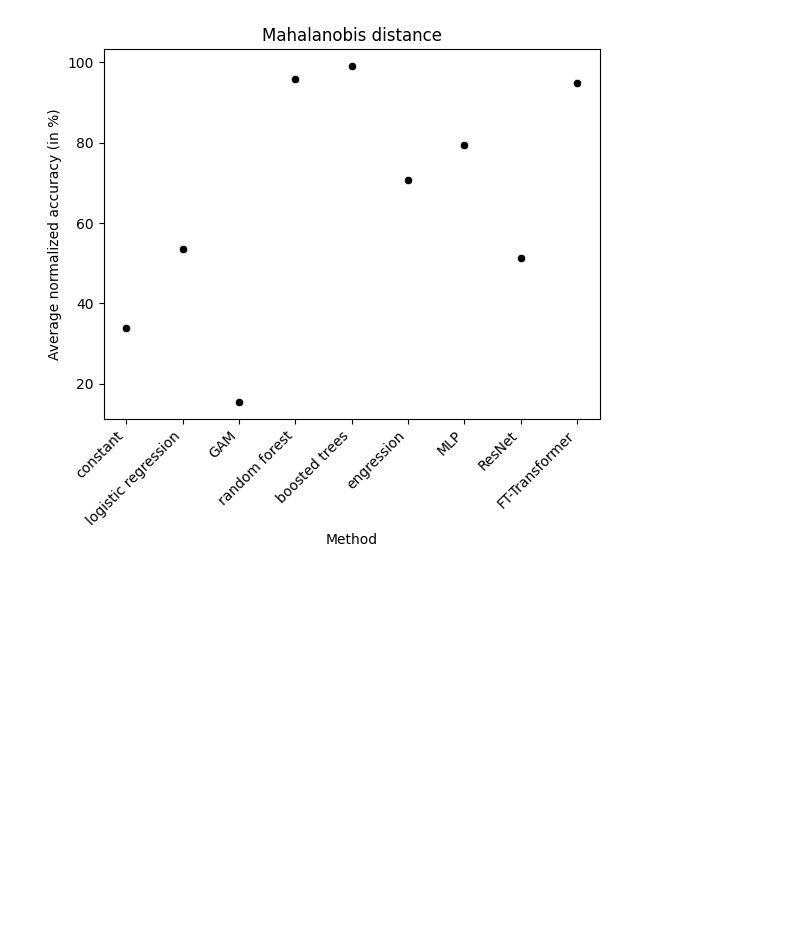
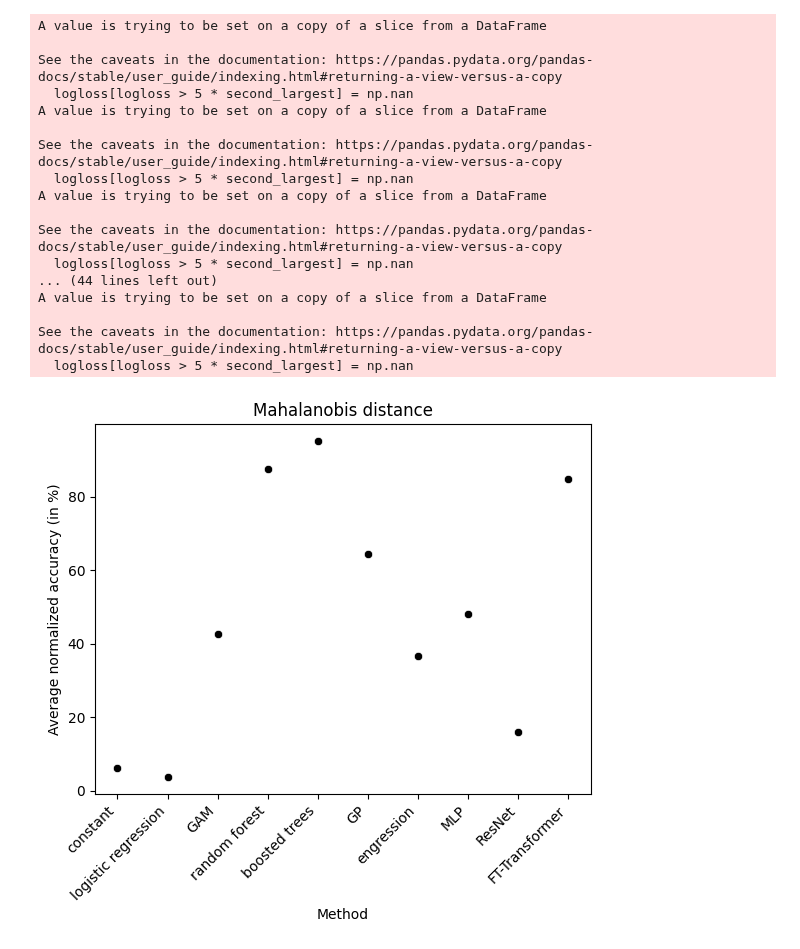
Before and after one commit to mmaninetti/ML_models_for_extrapolation, a Jupyter notebook: ONLY NUMERICAL FEATURES/CLASSIFICATION/LOGLOSS/analysis_normalized_accuracy.ipynb, the cells around one changed output. Drawn from its saved outputs; the diff is of its cells as text; code cells hidden in the pictures; blank space fills up the shorter version.

```diff
--- a/ONLY NUMERICAL FEATURES/CLASSIFICATION/LOGLOSS/analysis_normalized_accuracy.ipynb
+++ b/ONLY NUMERICAL FEATURES/CLASSIFICATION/LOGLOSS/analysis_normalized_accuracy.ipynb
@@ -4,6 +4,7 @@ import pandas as pd
 import seaborn as sns
 import matplotlib.pyplot as plt
 from matplotlib.transforms import Bbox
+import numpy as np
 
 directory = r'RESULTS/CLUSTERING'
 df = pd.DataFrame()
@@ -14,9 +15,11 @@ for filename in os.listdir(directory):
         filepath = os.path.join(directory, filename)
         table = pd.read_csv(filepath)
         logloss = table['Log Loss']
-        lowest_logloss = table['Log Loss'].min()
-        quant_logloss = sorted(logloss, reverse=True)[2]
-        df[task_name] = ((quant_logloss - logloss) / (quant_logloss - lowest_logloss)).clip(0, 1)
+        second_largest = sorted(logloss, reverse=True)[1]
+        logloss[logloss > 5 * second_largest] = np.nan
+        lowest_logloss = logloss.min()
+        mid_logloss = sorted(logloss, reverse=True)[2]
+        df[task_name] = ((mid_logloss - logloss) / (mid_logloss - lowest_logloss)).clip(0, 1)
 
 df.index=table['Method']
 df.index.name = 'Method'
@@ -28,7 +31,7 @@ result_df.index.name = 'Method'
 result_df.reset_index(inplace=True)
 
 # Reorder the methods
-method_order = ['constant', 'logistic_regression', 'GAM', 'rf', 'boosted_trees', 'engression', 'MLP', 'ResNet', 'FTTrans']
+method_order = ['constant', 'logistic_regression', 'GAM', 'rf', 'boosted_trees', 'GP', 'engression', 'MLP', 'ResNet', 'FTTrans']
 result_df['Method'] = pd.Categorical(result_df['Method'], categories=method_order, ordered=True)
 
 # Sort the dataframe by the reordered method column
@@ -74,9 +94,11 @@ for filename in os.listdir(directory):
         filepath = os.path.join(directory, filename)
         table = pd.read_csv(filepath)
         logloss = table['Log Loss']
-        lowest_logloss = table['Log Loss'].min()
-        quant_logloss = sorted(logloss, reverse=True)[2]
-        df[task_name] = ((quant_logloss - logloss) / (quant_logloss - lowest_logloss)).clip(0, 1)
+        second_largest = sorted(logloss, reverse=True)[1]
+        logloss[logloss > 5 * second_largest] = np.nan
+        lowest_logloss = logloss.min()
+        mid_logloss = sorted(logloss, reverse=True)[2]
+        df[task_name] = ((mid_logloss - logloss) / (mid_logloss - lowest_logloss)).clip(0, 1)
 
 df.index=table['Method']
 df.index.name = 'Method'
@@ -88,7 +110,7 @@ result_df.index.name = 'Method'
 result_df.reset_index(inplace=True)
 
 # Reorder the methods
-method_order = ['constant', 'logistic_regression', 'GAM', 'rf', 'boosted_trees', 'engression', 'MLP', 'ResNet', 'FTTrans']
+method_order = ['constant', 'logistic_regression', 'GAM', 'rf', 'boosted_trees', 'GP', 'engression', 'MLP', 'ResNet', 'FTTrans']
 result_df['Method'] = pd.Categorical(result_df['Method'], categories=method_order, ordered=True)
 
 # Sort the dataframe by the reordered method column
@@ -135,9 +174,11 @@ for filename in os.listdir(directory):
         filepath = os.path.join(directory, filename)
         table = pd.read_csv(filepath)
         logloss = table['Log Loss']
-        lowest_logloss = table['Log Loss'].min()
-        quant_logloss = sorted(logloss, reverse=True)[2]
-        df[task_name] = ((quant_logloss - logloss) / (quant_logloss - lowest_logloss)).clip(0, 1)
+        second_largest = sorted(logloss, reverse=True)[1]
+        logloss[logloss > 5 * second_largest] = np.nan
+        lowest_logloss = logloss.min()
+        mid_logloss = sorted(logloss, reverse=True)[2]
+        df[task_name] = ((mid_logloss - logloss) / (mid_logloss - lowest_logloss)).clip(0, 1)
 
 df.index=table['Method']
 df.index.name = 'Method'
@@ -149,7 +190,7 @@ result_df.index.name = 'Method'
 result_df.reset_index(inplace=True)
 
 # Reorder the methods
-method_order = ['constant', 'logistic_regression', 'GAM', 'rf', 'boosted_trees', 'engression', 'MLP', 'ResNet', 'FTTrans']
+method_order = ['constant', 'logistic_regression', 'GAM', 'rf', 'boosted_trees', 'GP', 'engression', 'MLP', 'ResNet', 'FTTrans']
 result_df['Method'] = pd.Categorical(result_df['Method'], categories=method_order, ordered=True)
 
 # Sort the dataframe by the reordered method column
@@ -196,9 +254,11 @@ for filename in os.listdir(directory):
         filepath = os.path.join(directory, filename)
         table = pd.read_csv(filepath)
         logloss = table['Log Loss']
-        lowest_logloss = table['Log Loss'].min()
-        quant_logloss = sorted(logloss, reverse=True)[2]
-        df[task_name] = ((quant_logloss - logloss) / (quant_logloss - lowest_logloss)).clip(0, 1)
+        second_largest = sorted(logloss, reverse=True)[1]
+        logloss[logloss > 5 * second_largest] = np.nan
+        lowest_logloss = logloss.min()
+        mid_logloss = sorted(logloss, reverse=True)[2]
+        df[task_name] = ((mid_logloss - logloss) / (mid_logloss - lowest_logloss)).clip(0, 1)
 
 df.index=table['Method']
 df.index.name = 'Method'
@@ -210,40 +270,57 @@ result_df.index.name = 'Method'
 result_df.reset_index(inplace=True)
 
 # Reorder the methods
-method_order = ['constant', 'logistic_regression', 'GAM', 'rf', 'boosted_trees', 'engression', 'MLP', 'ResNet', 'FTTrans']
+method_order = ['constant', 'logistic_regression', 'GAM', 'rf', 'boosted_trees', 'GP', 'engression', 'MLP', 'ResNet', 'FTTrans']
 result_df['Method'] = pd.Categorical(result_df['Method'], categories=method_order, ordered=True)
 
 # Sort the dataframe by the reordered method column
 result_df.sort_values('Method', inplace=True)
 
 result_df['Method'] = result_df['Method'].replace({'rf': 'random forest', 'boosted_trees': 'boosted trees', 'logistic_regression': 'logistic regression', 'FTTrans': 'FT-Transformer'})
 result_df['Mean'] = 100*result_df['Mean']
 
 # Plot the scatterplot
 sns.scatterplot(data=result_df, x='Method', y='Mean', color='black')
 
 # Removing the ylabel
 plt.ylabel('Average normalized accuracy (in %)')
 
 # Adding labels and title
 plt.xlabel('Method')
 plt.title('Mahalanobis distance')
 
 # Rotating x-axis labels vertically
 plt.xticks(rotation=45, ha='right')
 
 # Set the figure size
 fig = plt.gcf()  # Get the current figure
 fig_size = fig.get_size_inches()  # Get the size of the figure
 
 
 # Save the plot
 os.makedirs('PICTURES', exist_ok=True)
 plt.savefig('PICTURES/mahalanobis_logloss_only_num_features_normalized_accuracy.png', bbox_inches=Bbox([[0,-1], [fig_size[0], fig_size[1]]]))
 
 plt.show()
 # %% [output]
+A value is trying to be set on a copy of a slice from a DataFrame
+
+See the caveats in the documentation: https://pandas.pydata.org/pandas-docs/stable/user_guide/indexing.html#returning-a-view-versus-a-copy
+  logloss[logloss > 5 * second_largest] = np.nan
+A value is trying to be set on a copy of a slice from a DataFrame
+
+See the caveats in the documentation: https://pandas.pydata.org/pandas-docs/stable/user_guide/indexing.html#returning-a-view-versus-a-copy
+  logloss[logloss > 5 * second_largest] = np.nan
+A value is trying to be set on a copy of a slice from a DataFrame
+
+See the caveats in the documentation: https://pandas.pydata.org/pandas-docs/stable/user_guide/indexing.html#returning-a-view-versus-a-copy
+  logloss[logloss > 5 * second_largest] = np.nan
+... (44 lines left out)
+A value is trying to be set on a copy of a slice from a DataFrame
+
+See the caveats in the documentation: https://pandas.pydata.org/pandas-docs/stable/user_guide/indexing.html#returning-a-view-versus-a-copy
+  logloss[logloss > 5 * second_largest] = np.nan
-[figure, old version]
+[figure, new version]
 # %%
 # Plotting the average test accuracy for all extrapolation methods
 import os
```
Also changed, not shown: parts of 5 cells of this notebook, 23 other files.
